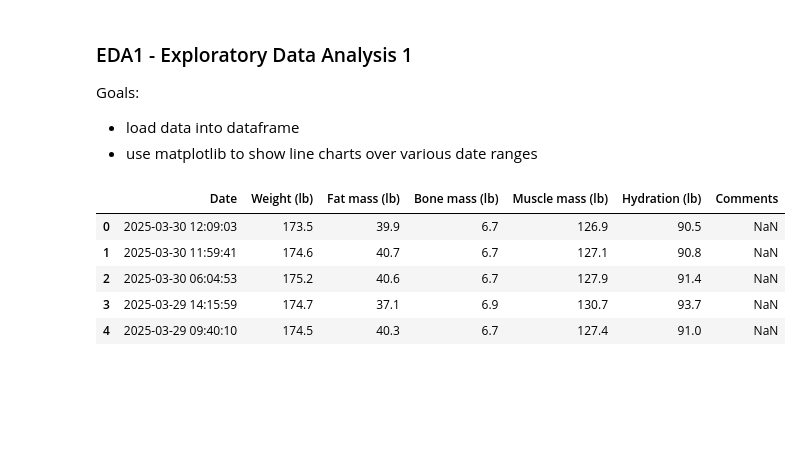
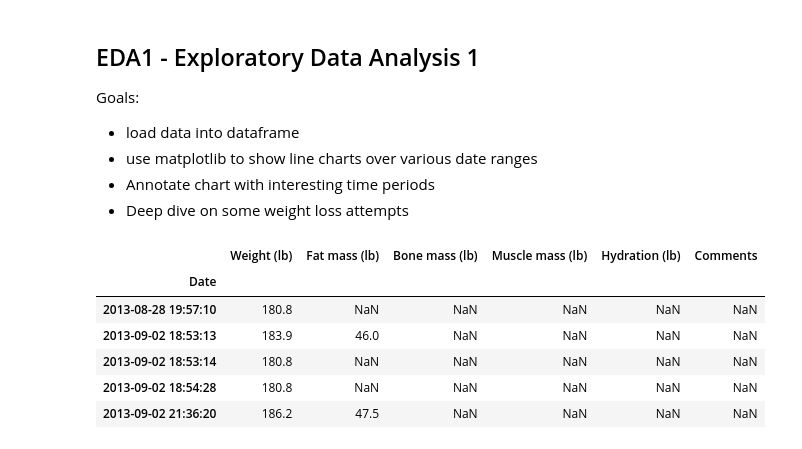
Before and after one commit to ericmelz/weight, a Jupyter notebook: notebooks/eda1.ipynb, the cells around one changed output. Cells and saved outputs as stored; diff of their text form; code cells hidden in the pictures; blank space fills up the shorter version.

```diff
--- a/notebooks/eda1.ipynb
+++ b/notebooks/eda1.ipynb
@@ -1,7 +1,9 @@
 # %% [markdown]
-### EDA1 - Exploratory Data Analysis 1
+## EDA1 - Exploratory Data Analysis 1
 Goals:
 * load data into dataframe
 * use matplotlib to show line charts over various date ranges
+* Annotate chart with interesting time periods
+* Deep dive on some weight loss attempts
 # %%
 from pathlib import Path
@@ -9,11 +13,15 @@ import pandas as pd
 # %%
 weight_csv_file = Path.cwd() / '..' / 'data' / 'weight.csv'
 df = pd.read_csv(weight_csv_file)
+df['Date'] = pd.to_datetime(df['Date'])
+df = df.set_index('Date')
+df = df.sort_index()
 df.head()
 # %% [output]
-|  | Date | Weight (lb) | Fat mass (lb) | Bone mass (lb) | Muscle mass (lb) | Hydration (lb) | Comments |
-| 0 | 2025-03-30 12:09:03 | 173.5 | 39.9 | 6.7 | 126.9 | 90.5 | NaN |
-| 1 | 2025-03-30 11:59:41 | 174.6 | 40.7 | 6.7 | 127.1 | 90.8 | NaN |
-| 2 | 2025-03-30 06:04:53 | 175.2 | 40.6 | 6.7 | 127.9 | 91.4 | NaN |
-| 3 | 2025-03-29 14:15:59 | 174.7 | 37.1 | 6.9 | 130.7 | 93.7 | NaN |
-| 4 | 2025-03-29 09:40:10 | 174.5 | 40.3 | 6.7 | 127.4 | 91.0 | NaN |
+|  | Weight (lb) | Fat mass (lb) | Bone mass (lb) | Muscle mass (lb) | Hydration (lb) | Comments |
+| Date |  |  |  |  |  |  |
+| 2013-08-28 19:57:10 | 180.8 | NaN | NaN | NaN | NaN | NaN |
+| 2013-09-02 18:53:13 | 183.9 | 46.0 | NaN | NaN | NaN | NaN |
+| 2013-09-02 18:53:14 | 180.8 | NaN | NaN | NaN | NaN | NaN |
+| 2013-09-02 18:54:28 | 180.8 | NaN | NaN | NaN | NaN | NaN |
+| 2013-09-02 21:36:20 | 186.2 | 47.5 | NaN | NaN | NaN | NaN |
```
Also changed, not shown: parts of 12 cells of this notebook.
